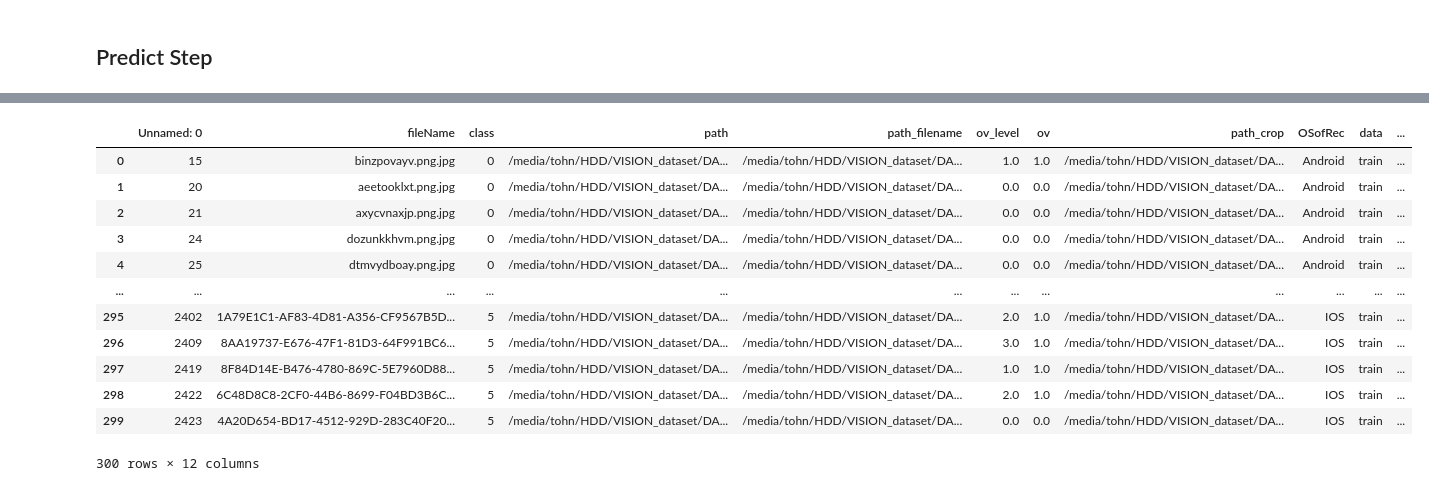
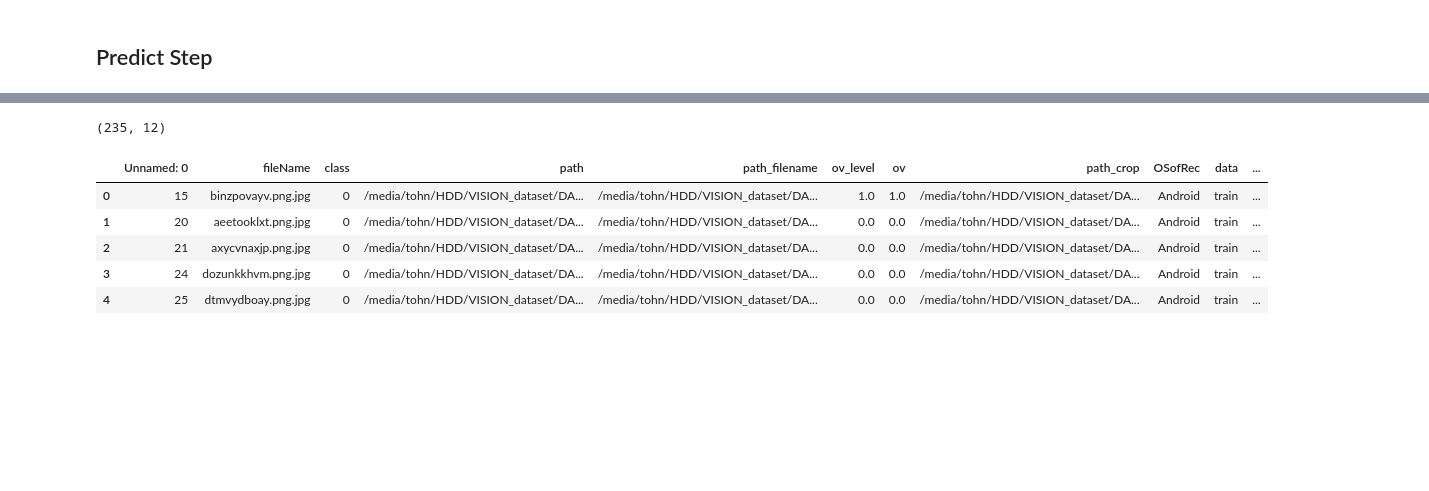
Before and after one commit to WiratchawaKannika/EfficientNetV2-Keras, a Jupyter notebook: Evaluation_300_imgs_round1_validation_ovrdt.ipynb, the cells around one changed output, grey strips where cells are left out. Cells and saved outputs as stored; diff of their text form; code cells hidden in the pictures; blank space fills up the shorter version.

```diff
--- a/Evaluation_300_imgs_round1_validation_ovrdt.ipynb
+++ b/Evaluation_300_imgs_round1_validation_ovrdt.ipynb
@@ -25,7 +25,7 @@ os.environ["CUDA_VISIBLE_DEVICES"]="0"
 #load model
 from tensorflow.keras.models import load_model
 
-model_dir ='/media/tohn/SSD/ModelEfficientV2/Model_effnetV2M_5ClassOV/efficientnetV2M_5ClassOV.h5'
+model_dir ='/media/tohn/SSD/ModelEfficientV2/OVRDT/5Class_model/R1_2/models/EffnetV2m_R1_5ClassOVRDT.h5'
 model = load_model(model_dir)
 height = width = model.input_shape[1]
 # %% [output]
@@ -36,13 +56,15 @@ To enable them in other operations, rebuild TensorFlow with the appropriate comp
 # DATA
 # %%
 #Train
-dataframe = pd.read_csv('/media/tohn/HDD/VISION_dataset/DATA_OVRDT/CSV/azure_ovrdtDB_Alllevel_1200imgs_round1_train.csv')
+dataframe = pd.read_csv('/media/tohn/HDD/VISION_dataset/DATA_OVRDT/CSV/azure_ovrdtDB_Alllevel_2640imgs_round12_train.csv')
+dataframe = dataframe[dataframe['class'] != 5].reset_index(drop=True)
 dataframe['class'] = dataframe['class'].astype(str)
 print(dataframe.shape)
 dataframe.head()
 
 #validation
 valframe = pd.read_csv('/media/tohn/HDD/VISION_dataset/DATA_OVRDT/CSV/azure_ovrdtDB_Alllevel_300imgs_round1_test.csv') #เปลี่ยนตาม fold
+valframe = valframe[valframe['class'] != 5].reset_index(drop=True)
 valframe['class'] = valframe['class'].astype(str)
 print(valframe.shape)
 valframe.head()
@@ -77,7 +99,7 @@ train_datagen = ImageDataGenerator(
 
 train_generator = train_datagen.flow_from_dataframe(
         dataframe = valframe,
-        directory = train_dir,
+        directory = validation_dir,
         x_col = 'path',
         y_col = 'class',
         target_size = (height, width),
@@ -153,21 +171,16 @@ array([[0.13482006, 0.11764447, 0.20873316, 0.30815226, 0.07259012,
 # %%
 valframe['category_ov'] = pred_list
 valframe['Prob_ov'] = prob_list
-valframe
+print(valframe.shape)
+valframe.head()
 # %% [output]
+(235, 12)
 |  | Unnamed: 0 | fileName | class | path | path_filename | ov_level | ov | path_crop | OSofRec | data | ... |
 | 0 | 15 | binzpovayv.png.jpg | 0 | /media/tohn/HDD/VISION_dataset/DA... | /media/tohn/HDD/VISION_dataset/DA... | 1.0 | 1.0 | /media/tohn/HDD/VISION_dataset/DA... | Android | train | ... |
 | 1 | 20 | aeetooklxt.png.jpg | 0 | /media/tohn/HDD/VISION_dataset/DA... | /media/tohn/HDD/VISION_dataset/DA... | 0.0 | 0.0 | /media/tohn/HDD/VISION_dataset/DA... | Android | train | ... |
 | 2 | 21 | axycvnaxjp.png.jpg | 0 | /media/tohn/HDD/VISION_dataset/DA... | /media/tohn/HDD/VISION_dataset/DA... | 0.0 | 0.0 | /media/tohn/HDD/VISION_dataset/DA... | Android | train | ... |
 | 3 | 24 | dozunkkhvm.png.jpg | 0 | /media/tohn/HDD/VISION_dataset/DA... | /media/tohn/HDD/VISION_dataset/DA... | 0.0 | 0.0 | /media/tohn/HDD/VISION_dataset/DA... | Android | train | ... |
 | 4 | 25 | dtmvydboay.png.jpg | 0 | /media/tohn/HDD/VISION_dataset/DA... | /media/tohn/HDD/VISION_dataset/DA... | 0.0 | 0.0 | /media/tohn/HDD/VISION_dataset/DA... | Android | train | ... |
-| ... | ... | ... | ... | ... | ... | ... | ... | ... | ... | ... | ... |
-| 295 | 2402 | 1A79E1C1-AF83-4D81-A356-CF9567B5D... | 5 | /media/tohn/HDD/VISION_dataset/DA... | /media/tohn/HDD/VISION_dataset/DA... | 2.0 | 1.0 | /media/tohn/HDD/VISION_dataset/DA... | IOS | train | ... |
-| 296 | 2409 | 8AA19737-E676-47F1-81D3-64F991BC6... | 5 | /media/tohn/HDD/VISION_dataset/DA... | /media/tohn/HDD/VISION_dataset/DA... | 3.0 | 1.0 | /media/tohn/HDD/VISION_dataset/DA... | IOS | train | ... |
-| 297 | 2419 | 8F84D14E-B476-4780-869C-5E7960D88... | 5 | /media/tohn/HDD/VISION_dataset/DA... | /media/tohn/HDD/VISION_dataset/DA... | 1.0 | 1.0 | /media/tohn/HDD/VISION_dataset/DA... | IOS | train | ... |
-| 298 | 2422 | 6C48D8C8-2CF0-44B6-8699-F04BD3B6C... | 5 | /media/tohn/HDD/VISION_dataset/DA... | /media/tohn/HDD/VISION_dataset/DA... | 2.0 | 1.0 | /media/tohn/HDD/VISION_dataset/DA... | IOS | train | ... |
-| 299 | 2423 | 4A20D654-BD17-4512-929D-283C40F20... | 5 | /media/tohn/HDD/VISION_dataset/DA... | /media/tohn/HDD/VISION_dataset/DA... | 0.0 | 0.0 | /media/tohn/HDD/VISION_dataset/DA... | IOS | train | ... |
-300 rows × 12 columns
 # %%
 data_train = valframe
 #เช็คคลาสใน Predicted
```
Also changed, not shown: parts of 11 cells of this notebook, 1 other file.
